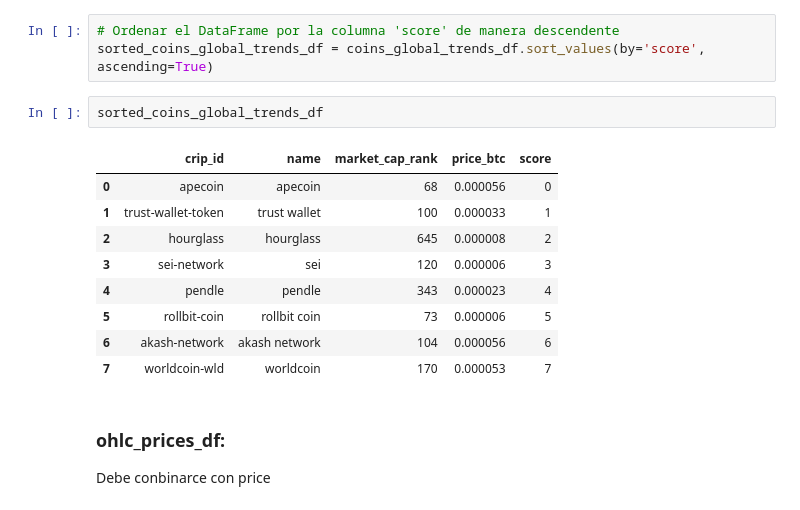
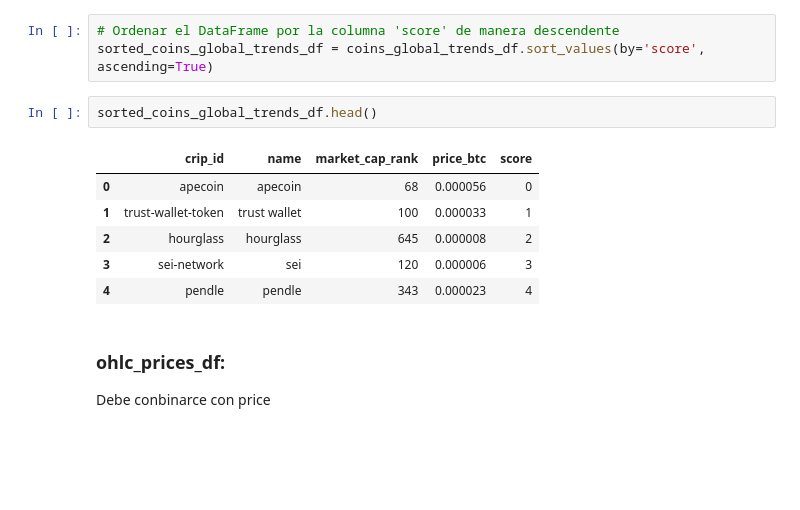
Before and after one commit to Lucaramallo/Cripto_analisis_lucaramallo, a Jupyter notebook: EDA_ETL_Hybrid_Analisis/EDA_ETL_Hybrid_Analisis.ipynb, the cells around one changed output. Cells and saved outputs as stored; diff of their text form; blank space fills up the shorter version.

```diff
--- a/EDA_ETL_Hybrid_Analisis/EDA_ETL_Hybrid_Analisis.ipynb
+++ b/EDA_ETL_Hybrid_Analisis/EDA_ETL_Hybrid_Analisis.ipynb
@@ -61,17 +61,14 @@ coins_global_trends_df = coins_global_trends_df[['crip_id','name','market_cap_ra
 # Ordenar el DataFrame por la columna 'score' de manera descendente
 sorted_coins_global_trends_df = coins_global_trends_df.sort_values(by='score', ascending=True)
 # %%
-sorted_coins_global_trends_df
+sorted_coins_global_trends_df.head()
 # %% [output]
 |  | crip_id | name | market_cap_rank | price_btc | score |
 | 0 | apecoin | apecoin | 68 | 0.000056 | 0 |
 | 1 | trust-wallet-token | trust wallet | 100 | 0.000033 | 1 |
 | 2 | hourglass | hourglass | 645 | 0.000008 | 2 |
 | 3 | sei-network | sei | 120 | 0.000006 | 3 |
 | 4 | pendle | pendle | 343 | 0.000023 | 4 |
-| 5 | rollbit-coin | rollbit coin | 73 | 0.000006 | 5 |
-| 6 | akash-network | akash network | 104 | 0.000056 | 6 |
-| 7 | worldcoin-wld | worldcoin | 170 | 0.000053 | 7 |
 # %% [markdown]
 ### ohlc_prices_df:
 
```
Also changed, not shown: parts of 24 cells of this notebook, 6 other files.
